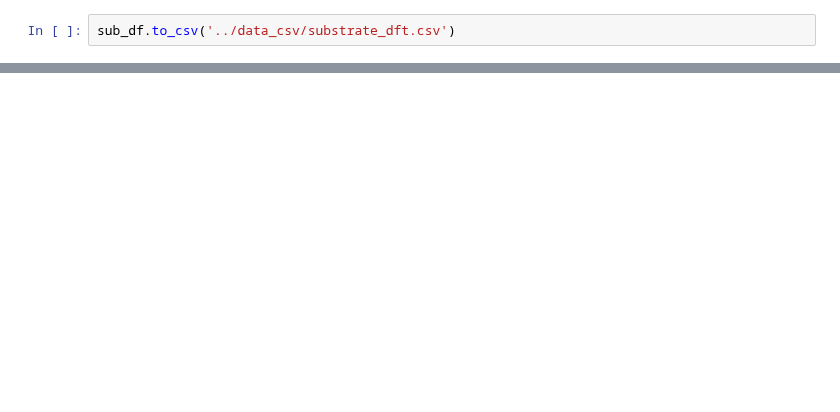
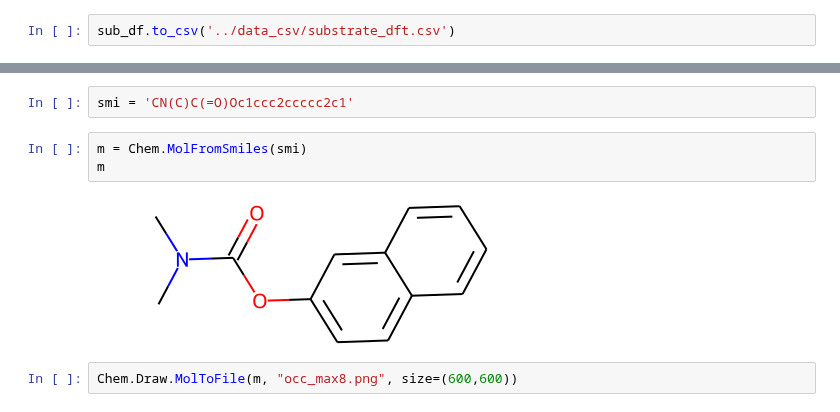
Before and after one commit to truejulosdu13/NiCOlit, a Jupyter notebook: notebooks/5_create_dft_descriptors.ipynb, the cells around one changed output, grey strips where cells are left out. Drawn from its saved outputs; the diff is of its cells as text; blank space fills up the shorter version.

```diff
--- a/notebooks/5_create_dft_descriptors.ipynb
+++ b/notebooks/5_create_dft_descriptors.ipynb
@@ -75,0 +94,9 @@ sub_df.to_csv('../data_csv/substrate_dft.csv')
+# %%
+smi = 'CN(C)C(=O)Oc1ccc2ccccc2c1'
+# %%
+m = Chem.MolFromSmiles(smi)
+m
+# %% [output]
+[figure, added]
+# %%
+Chem.Draw.MolToFile(m, "occ_max8.png", size=(600,600))
```
Also changed, not shown: parts of 4 cells of this notebook, 17 other files.
